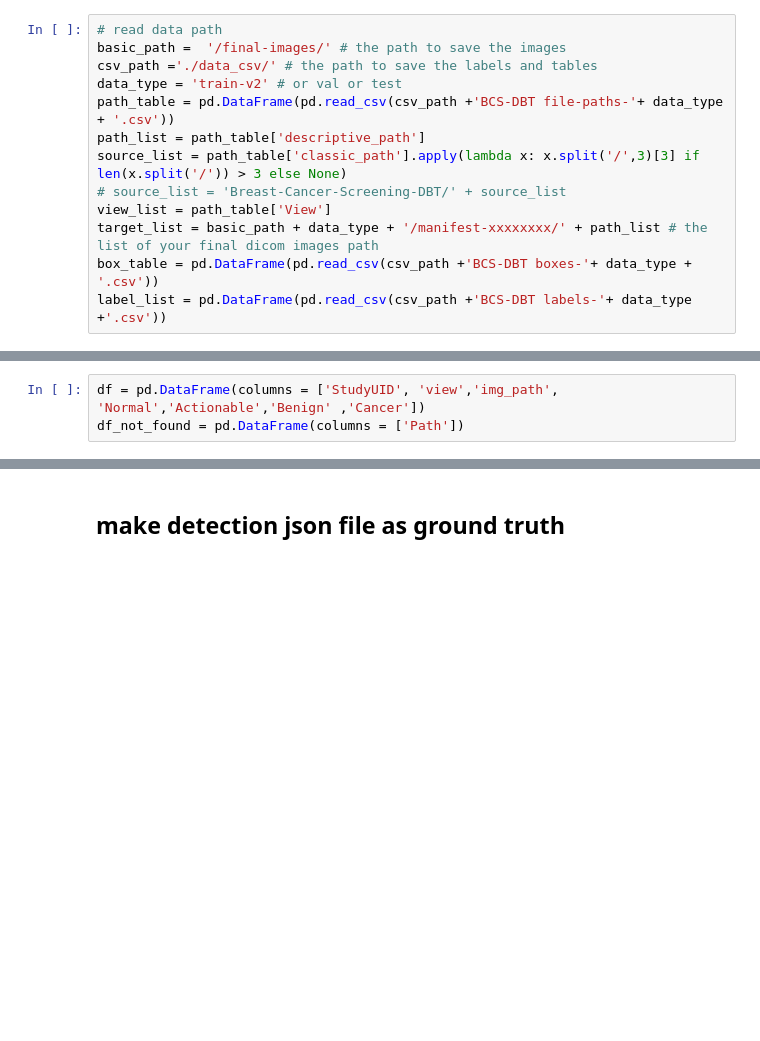
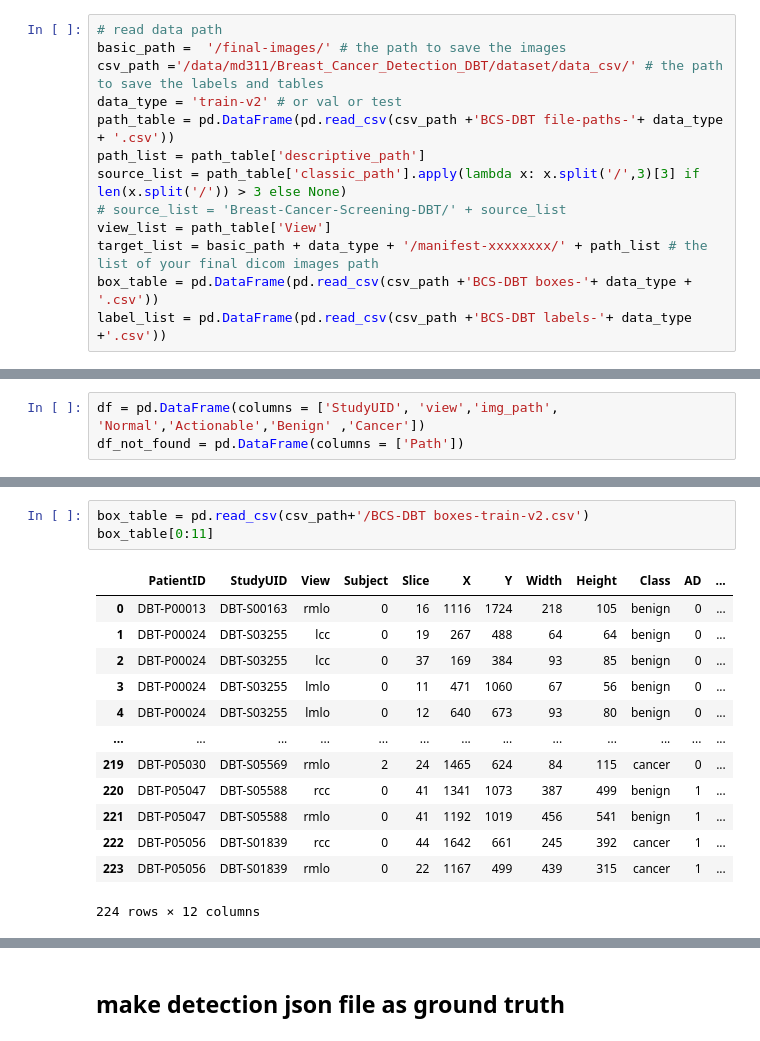
Before and after one commit to mikeadimech/Breast_Cancer_Detection_DBT, a Jupyter notebook: src/preprocess.ipynb, the cells around one changed output, grey strips where cells are left out. Saved outputs shown, nothing was run; the diff lists cells and outputs as text; blank space fills up the shorter version.

Commit message:
training code update

```diff
--- a/src/preprocess.ipynb
+++ b/src/preprocess.ipynb
@@ -16,7 +12,7 @@ import os
 # %%
 # read data path
 basic_path =  '/final-images/' # the path to save the images
-csv_path ='./data_csv/' # the path to save the labels and tables
+csv_path ='/data/md311/Breast_Cancer_Detection_DBT/dataset/data_csv/' # the path to save the labels and tables
 data_type = 'train-v2' # or val or test
 path_table = pd.DataFrame(pd.read_csv(csv_path +'BCS-DBT file-paths-'+ data_type + '.csv'))
 path_list = path_table['descriptive_path']
@@ -107,0 +114,17 @@ label_list.to_csv("breast")
+# %%
+box_table = pd.read_csv(csv_path+'/BCS-DBT boxes-train-v2.csv')
+box_table[0:11]
+# %% [output]
+|  | PatientID | StudyUID | View | Subject | Slice | X | Y | Width | Height | Class | AD | ... |
+| 0 | DBT-P00013 | DBT-S00163 | rmlo | 0 | 16 | 1116 | 1724 | 218 | 105 | benign | 0 | ... |
+| 1 | DBT-P00024 | DBT-S03255 | lcc | 0 | 19 | 267 | 488 | 64 | 64 | benign | 0 | ... |
+| 2 | DBT-P00024 | DBT-S03255 | lcc | 0 | 37 | 169 | 384 | 93 | 85 | benign | 0 | ... |
+| 3 | DBT-P00024 | DBT-S03255 | lmlo | 0 | 11 | 471 | 1060 | 67 | 56 | benign | 0 | ... |
+| 4 | DBT-P00024 | DBT-S03255 | lmlo | 0 | 12 | 640 | 673 | 93 | 80 | benign | 0 | ... |
+| ... | ... | ... | ... | ... | ... | ... | ... | ... | ... | ... | ... | ... |
+| 219 | DBT-P05030 | DBT-S05569 | rmlo | 2 | 24 | 1465 | 624 | 84 | 115 | cancer | 0 | ... |
+| 220 | DBT-P05047 | DBT-S05588 | rcc | 0 | 41 | 1341 | 1073 | 387 | 499 | benign | 1 | ... |
+| 221 | DBT-P05047 | DBT-S05588 | rmlo | 0 | 41 | 1192 | 1019 | 456 | 541 | benign | 1 | ... |
+| 222 | DBT-P05056 | DBT-S01839 | rcc | 0 | 44 | 1642 | 661 | 245 | 392 | cancer | 1 | ... |
+| 223 | DBT-P05056 | DBT-S01839 | rmlo | 0 | 22 | 1167 | 499 | 439 | 315 | cancer | 1 | ... |
+224 rows × 12 columns
```
Also changed, not shown: parts of 10 cells of this notebook, 4 other files.
